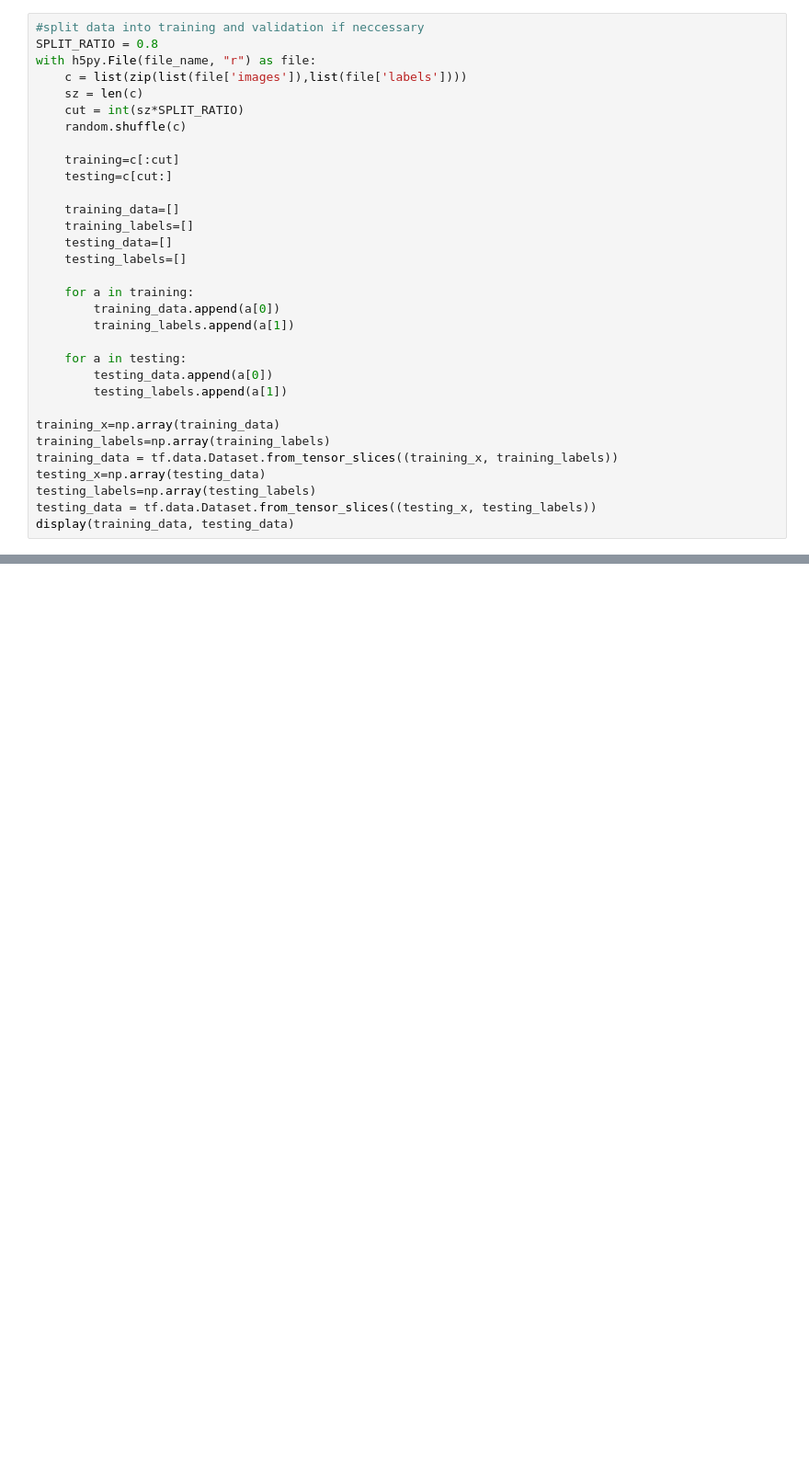
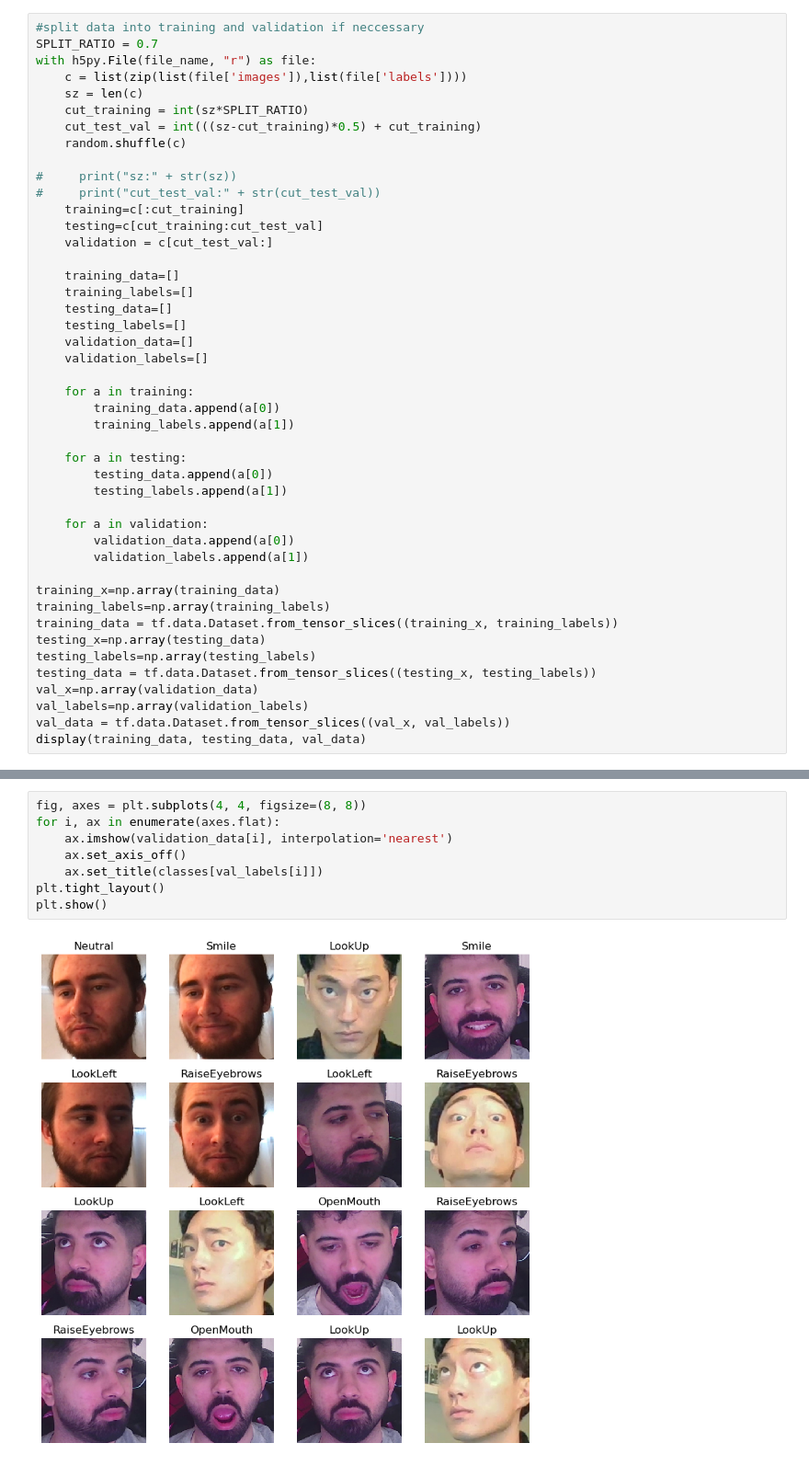
Before and after one commit to Xblur/ELEC490_Gesture_Recognition, a Jupyter notebook: Conda-Python-work/Image model training.ipynb, the cells around one changed output, grey strips where cells are left out. Shown at 92% size. Cells and saved outputs as stored; diff of their text form; blank space fills up the shorter version.

```diff
--- a/Conda-Python-work/Image model training.ipynb
+++ b/Conda-Python-work/Image model training.ipynb
@@ -25,19 +22,25 @@ classes = list(classes)
 # %%
 #split data into training and validation if neccessary
-SPLIT_RATIO = 0.8
+SPLIT_RATIO = 0.7
 with h5py.File(file_name, "r") as file:
     c = list(zip(list(file['images']),list(file['labels'])))
     sz = len(c)
-    cut = int(sz*SPLIT_RATIO)
+    cut_training = int(sz*SPLIT_RATIO)
+    cut_test_val = int(((sz-cut_training)*0.5) + cut_training)
     random.shuffle(c)
 
-    training=c[:cut]
-    testing=c[cut:]
+#     print("sz:" + str(sz))
+#     print("cut_test_val:" + str(cut_test_val))
+    training=c[:cut_training]
+    testing=c[cut_training:cut_test_val]
+    validation = c[cut_test_val:]
 
     training_data=[]
     training_labels=[]
     testing_data=[]
     testing_labels=[]
+    validation_data=[]
+    validation_labels=[]
 
     for a in training:
         training_data.append(a[0])
@@ -47,13 +50,20 @@ with h5py.File(file_name, "r") as file:
         testing_data.append(a[0])
         testing_labels.append(a[1])
 
+    for a in validation:
+        validation_data.append(a[0])
+        validation_labels.append(a[1])
+
 training_x=np.array(training_data)
 training_labels=np.array(training_labels)
 training_data = tf.data.Dataset.from_tensor_slices((training_x, training_labels))
 testing_x=np.array(testing_data)
 testing_labels=np.array(testing_labels)
 testing_data = tf.data.Dataset.from_tensor_slices((testing_x, testing_labels))
-display(training_data, testing_data)
+val_x=np.array(validation_data)
+val_labels=np.array(validation_labels)
+val_data = tf.data.Dataset.from_tensor_slices((val_x, val_labels))
+display(training_data, testing_data, val_data)
 # %% [output]
 <TensorSliceDataset element_spec=(TensorSpec(shape=(255, 255, 3), dtype=tf.uint8, name=None), TensorSpec(shape=(), dtype=tf.uint8, name=None))>
 <TensorSliceDataset element_spec=(TensorSpec(shape=(255, 255, 3), dtype=tf.uint8, name=None), TensorSpec(shape=(), dtype=tf.uint8, name=None))>
@@ -154,0 +300,10 @@ actual: [1]
+# %%
+fig, axes = plt.subplots(4, 4, figsize=(8, 8))
+for i, ax in enumerate(axes.flat):
+    ax.imshow(validation_data[i], interpolation='nearest')
+    ax.set_axis_off()
+    ax.set_title(classes[val_labels[i]])
+plt.tight_layout()
+plt.show()
+# %% [output]
+[figure, added]
```
Also changed, not shown: parts of 16 cells of this notebook, 1 other file.
